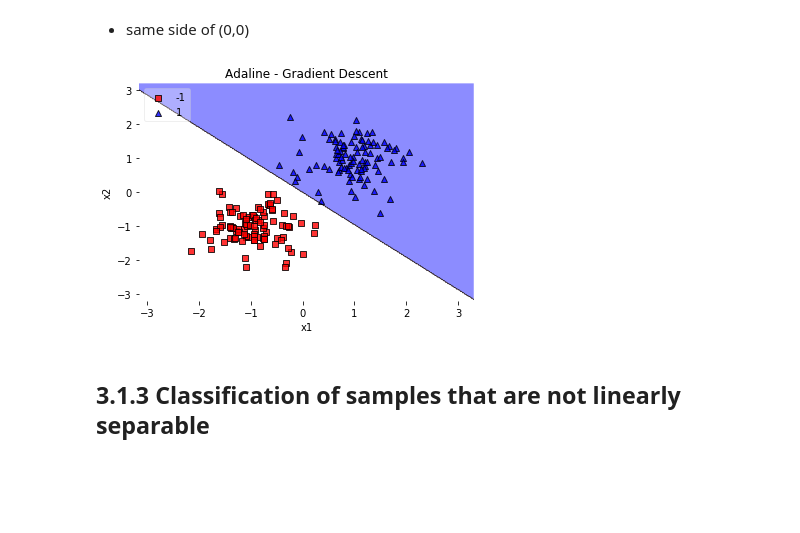
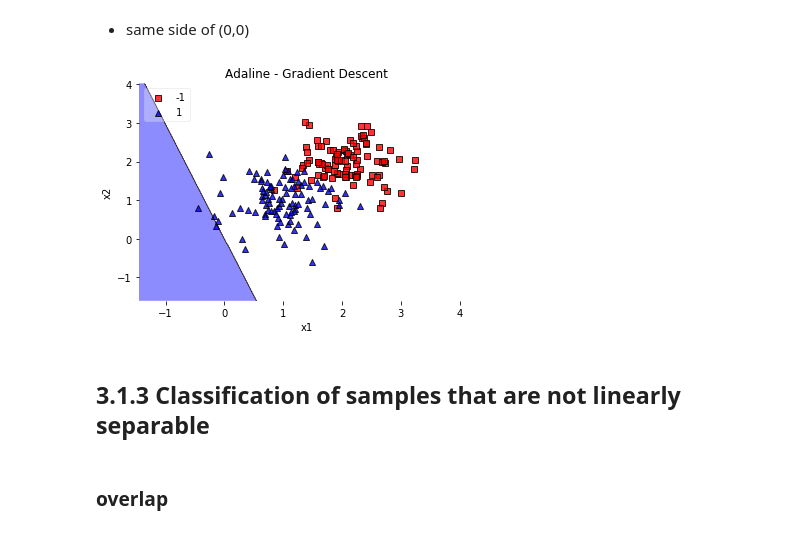
Before and after one commit to physics31415926/DD2437_ANN, a Jupyter notebook: Lab1/3_1.ipynb, the cells around one changed output. Saved outputs shown, nothing was run; the diff lists cells and outputs as text; code cells hidden in the pictures; blank space fills up the shorter version.

```diff
--- a/Lab1/3_1.ipynb
+++ b/Lab1/3_1.ipynb
@@ -304,7 +304,7 @@ plt.show()
 # %%
 mA = [1,1]
 sigmaA=0.5
-mB = [-1,-1]
+mB = [2,2]
 sigmaB = 0.5
 cov = np.eye(2)
 classA = np.random.multivariate_normal(mA,sigmaA*sigmaA*cov,n)
@@ -320,15 +320,17 @@ targets = targets[permute]
 # %%
 X = inputs
 y = targets
-ada = AdalineGD(epochs=20, eta=0.001)
+ada = AdalineGD_unbiased(epochs=20, eta=0.001)
 ada.train(X, y)
 plot_decision_regions(X, y, clf=ada,legend=2,colors='red,blue')
 plt.title('Adaline - Gradient Descent')
 plt.xlabel('x1')
 plt.ylabel('x2')
 plt.savefig('imgs/delta_unbiased_eta{}.png'.format(str(eta)))
 plt.show()
 # %% [output]
-[figure, old version]
+[figure, new version]
 # %% [markdown]
 ## 3.1.3 Classification of samples that are not linearly separable
+# %% [markdown]
+### overlap
```
Also changed, not shown: parts of 8 cells of this notebook, 3 other files.
